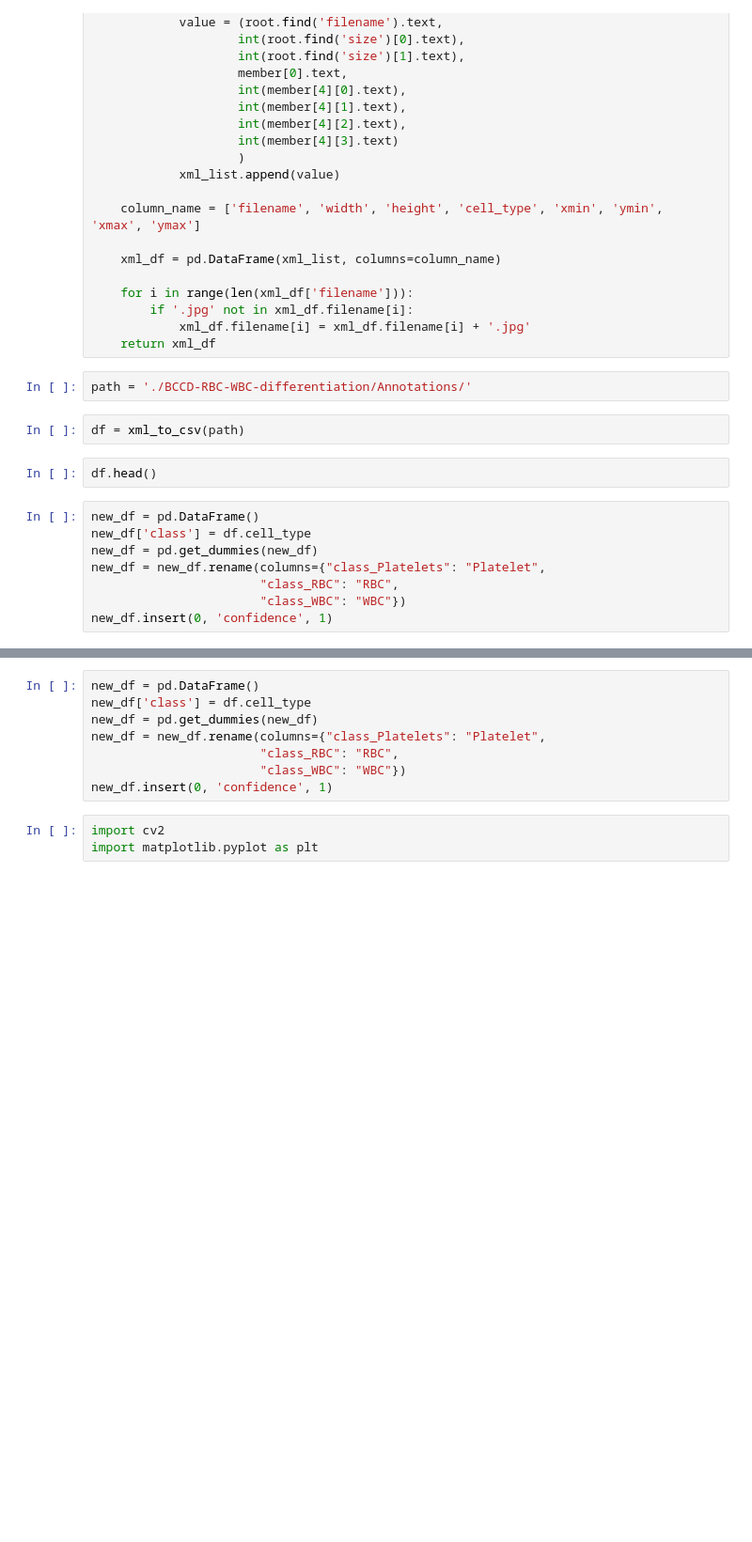
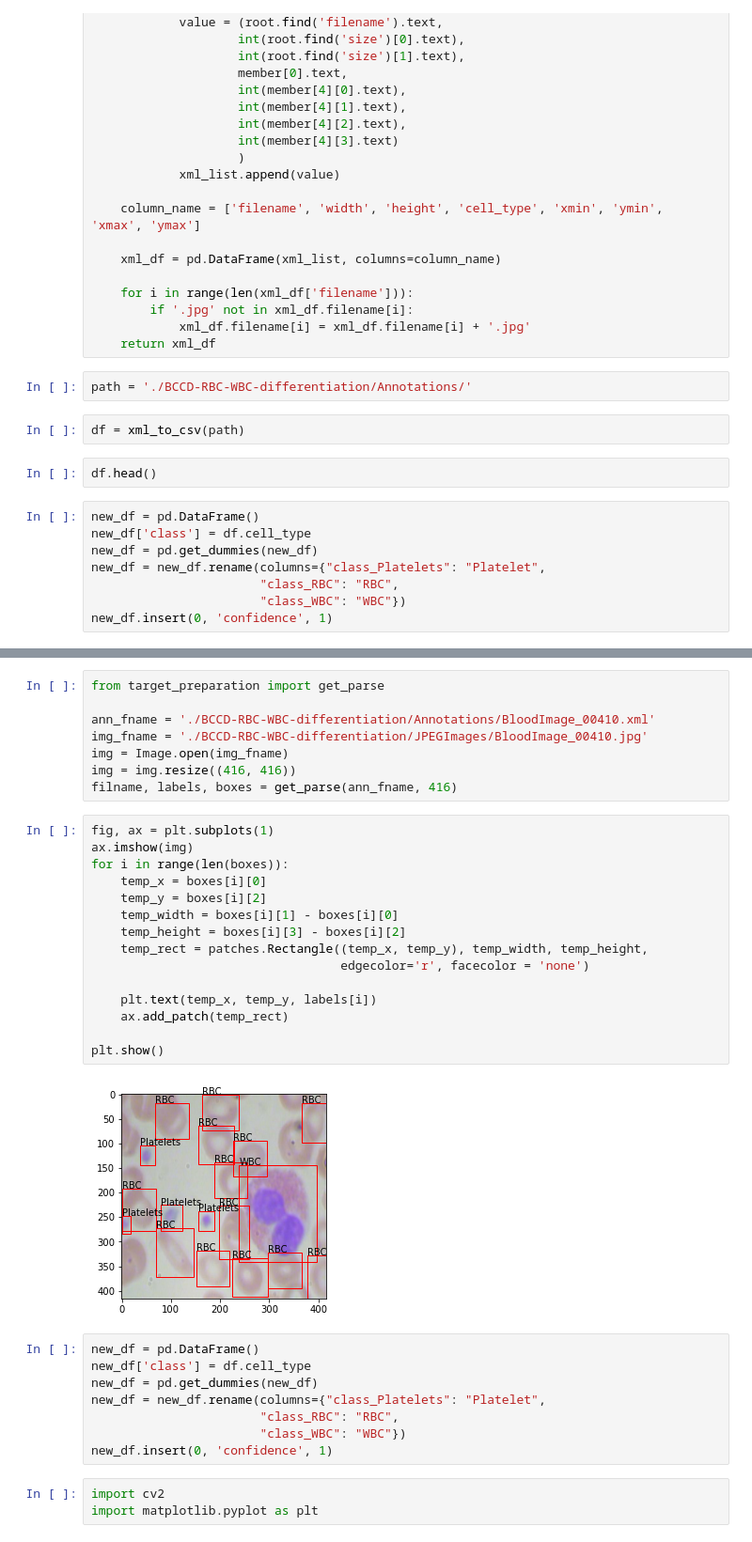
Before and after one commit to scotsun/BloodCellsRecognization, a Jupyter notebook: xmlToCSV_and_sample_cropped_img.ipynb, the cells around one changed output, grey strips where cells are left out. Shown at 94% size. Cells and saved outputs as stored; diff of their text form; blank space fills up the shorter version.

```diff
--- a/xmlToCSV_and_sample_cropped_img.ipynb
+++ b/xmlToCSV_and_sample_cropped_img.ipynb
@@ -79,3 +79,28 @@ df.head()
+# %%
+from target_preparation import get_parse
+
+ann_fname = './BCCD-RBC-WBC-differentiation/Annotations/BloodImage_00410.xml'
+img_fname = './BCCD-RBC-WBC-differentiation/JPEGImages/BloodImage_00410.jpg'
+img = Image.open(img_fname)
+img = img.resize((416, 416))
+filname, labels, boxes = get_parse(ann_fname, 416)
+# %%
+fig, ax = plt.subplots(1)
+ax.imshow(img)
+for i in range(len(boxes)):
+    temp_x = boxes[i][0]
+    temp_y = boxes[i][2]
+    temp_width = boxes[i][1] - boxes[i][0]
+    temp_height = boxes[i][3] - boxes[i][2]
+    temp_rect = patches.Rectangle((temp_x, temp_y), temp_width, temp_height,
+                                  edgecolor='r', facecolor = 'none')
+
+    plt.text(temp_x, temp_y, labels[i])
+    ax.add_patch(temp_rect)
+
+plt.show()
+# %% [output]
+[figure, added]
 # %%
 new_df = pd.DataFrame()
 new_df['class'] = df.cell_type
```
Also changed, not shown: parts of 10 cells of this notebook, 2 other files.
